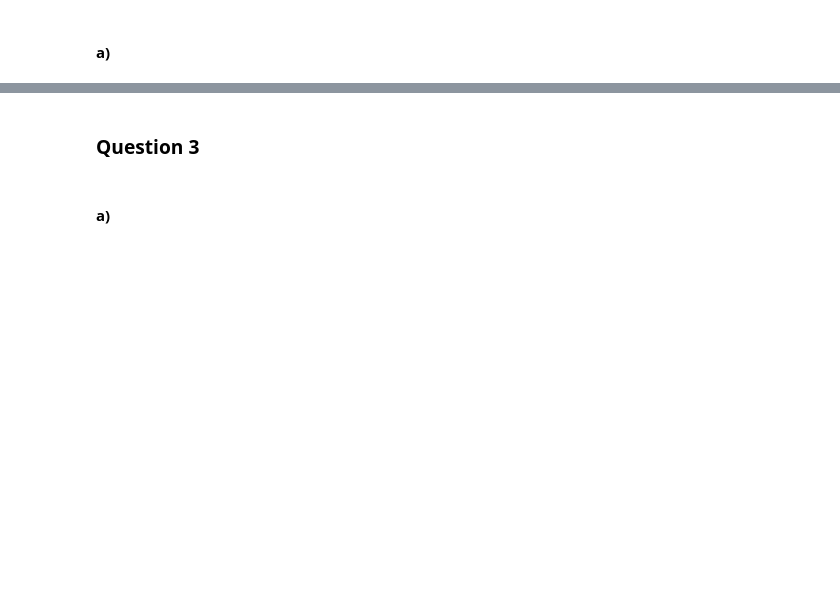
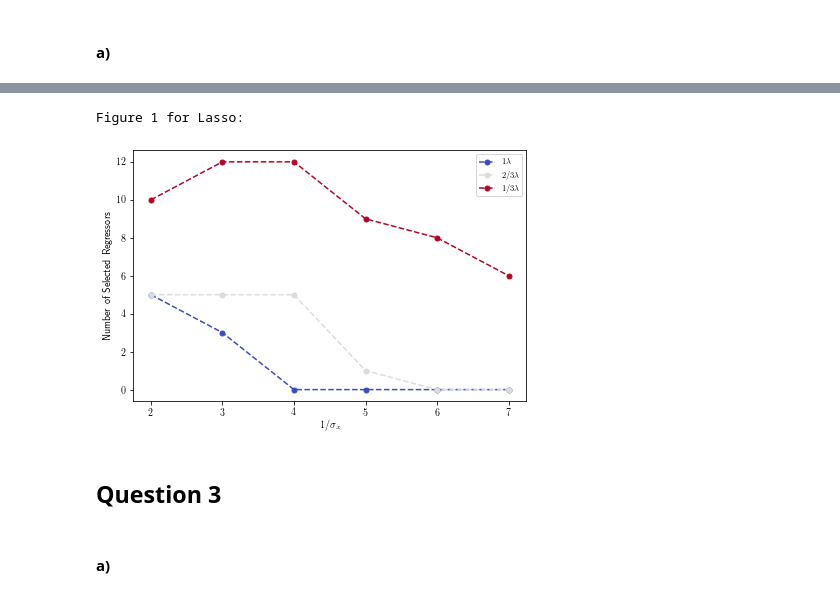
Before and after one commit to arjungecon/VAEMetrics, a Jupyter notebook: Problem Set 2/Econ 31703 - PS2.ipynb, the cells around one changed output, grey strips where cells are left out. Cells and saved outputs as stored; diff of their text form; code cells hidden in the pictures; blank space fills up the shorter version.

```diff
--- a/Problem Set 2/Econ 31703 - PS2.ipynb
+++ b/Problem Set 2/Econ 31703 - PS2.ipynb
@@ -223,0 +284,20 @@ def lasso_cdg(b_start, y, X, lmbda, eps=1e-6, max_iter=1000, standardized=False,
+# %%
+print("Figure 1 for Lasso:")
+fig,ax=plt.subplots()
+label=[]
+n=3
+lmbda=np.array(('1','2/3','1/3'))
+inv_sigma=np.array((2,3,4,5,6,7))
+ax.set_prop_cycle('color',[plt.cm.coolwarm(i) for i in np.linspace(0, 1, n)])
+for k in range(n):
+    ax.plot(inv_sigma,cov_num[:,k],'--',marker="o",markersize=5)
+    label=label+['${}\lambda$ '.format(lmbda[k])]
+plt.legend(label,fontsize=8)
+plt.tight_layout()
+plt.xlabel(r"$1/\sigma_x$")
+plt.ylabel(r"Number of Selected Regressors")
+plt.xticks(np.arange(2,8))
+plt.show()
+# %% [output]
+Figure 1 for Lasso:
+[figure, added]
@@ -224,5 +322,5 @@ def lasso_cdg(b_start, y, X, lmbda, eps=1e-6, max_iter=1000, standardized=False,
 # %% [markdown]
-### Question 3
+## Question 3
 # %%
 def sim_generateData(N, rho):
   # generate X
```
Also changed, not shown: parts of 7 cells of this notebook.
